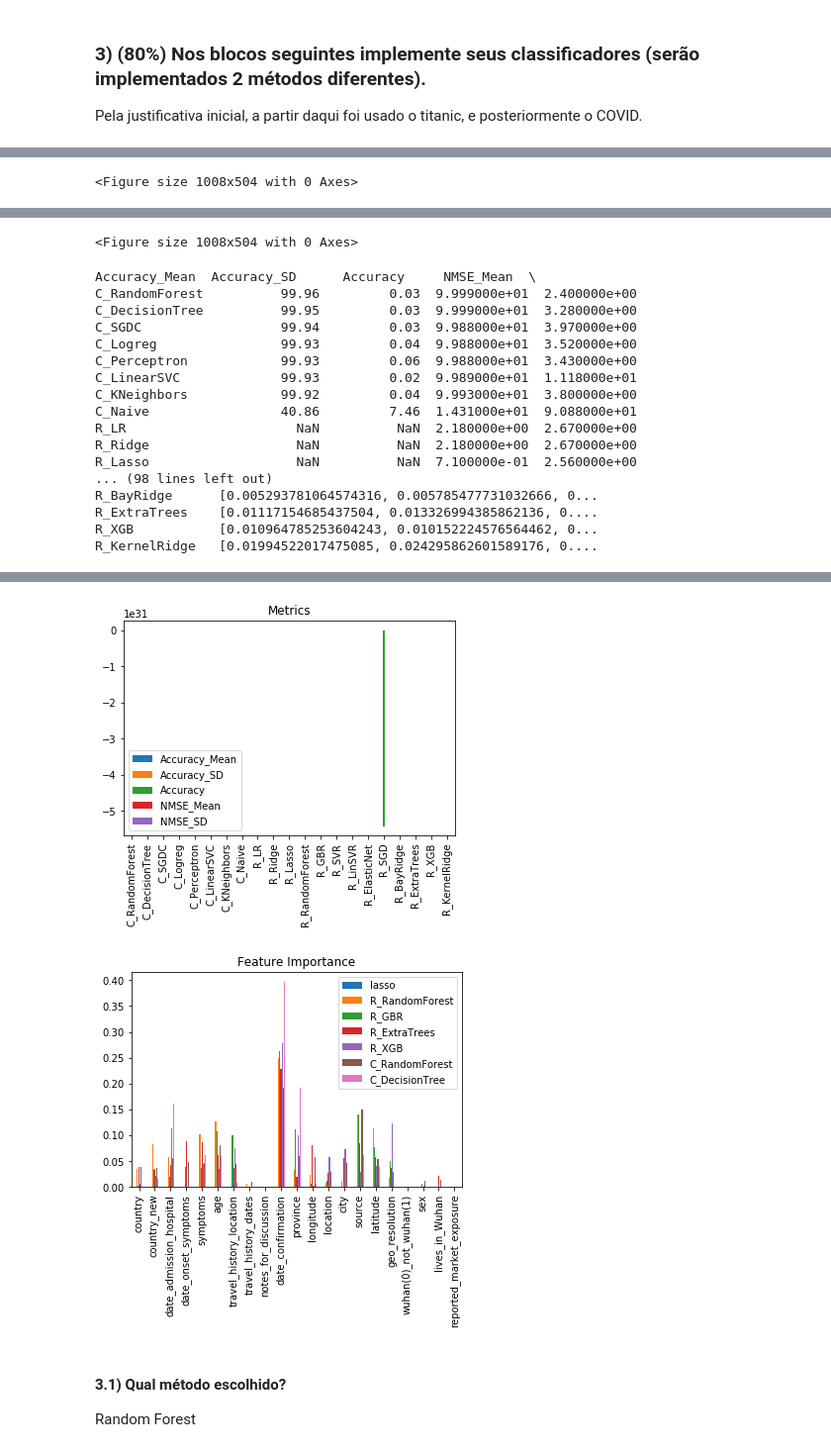
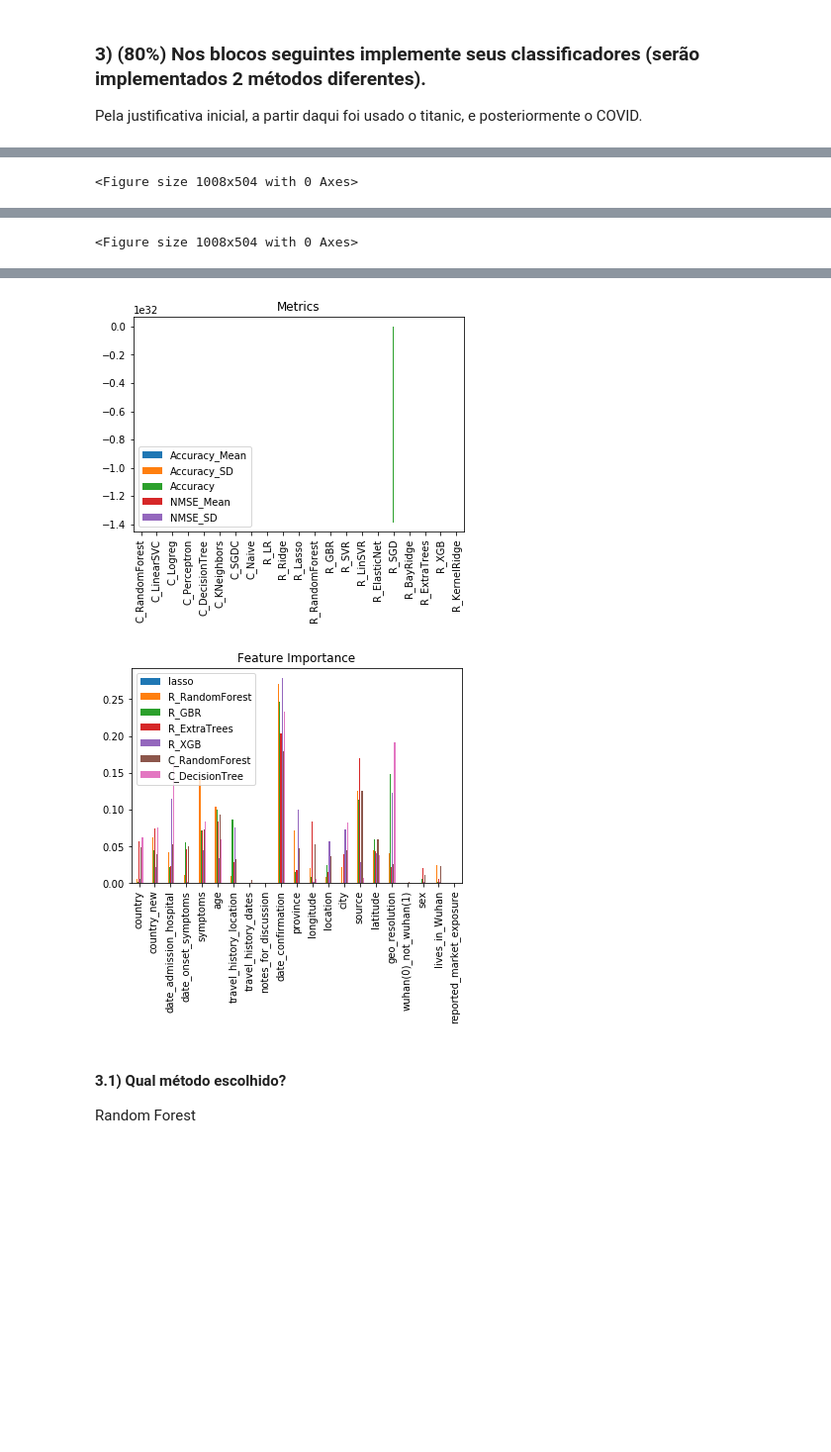
Before and after one commit to maxlataci/ia-cd, a Jupyter notebook: classificador_projeto_2/aed_projeto2.ipynb, the cells around one changed output, grey strips where cells are left out. Shown at 99% size. Cells and saved outputs as stored; diff of their text form; code cells hidden in the pictures; blank space fills up the shorter version.

```diff
--- a/classificador_projeto_2/aed_projeto2.ipynb
+++ b/classificador_projeto_2/aed_projeto2.ipynb
@@ -309,13 +309,14 @@ def algorithms_analysis(X, y, X_test, y_test):
 
     # Resultados
     result = pd.DataFrame(results, index=names).sort_values(by='Accuracy_Mean', ascending=False)
-    print(result)
     metrics = result[['Accuracy_Mean', 'Accuracy_SD', 'Accuracy', 'NMSE_Mean', 'NMSE_SD']]
     metrics.plot(kind='bar', title='Metrics')
 
     # Importância das features
     importance = pd.DataFrame(imp, index=X.columns).sort_values(by='lasso', ascending=False)
     importance.plot(kind='bar', title='Feature Importance')
+
+    return result
 # %%
 # Cria função para rodar baseline
 def baseline(algorithm, X_train, y_train, X_test, y_test, randomstate=64):
@@ -418,8 +419,8 @@ def versoes(algorithm, version, X_train, y_train, X_test, y_test, params):
 X_train, X_test, y_train, y_test = train_test_split(data_covid, target_covid, test_size=0.4, random_state=randomstate)
 
 # Chama função para selecionar 2 algorítmos
-algorithms_analysis(X_train, y_train, X_test, y_test)
-
+rr = algorithms_analysis(X_train, y_train, X_test, y_test)
+rr
 # Classificadores escolhidos: Random Forest e Decision Tree
 # %% [output]
 [figure]
@@ -432,20 +433,3 @@ algorithms_analysis(X_train, y_train, X_test, y_test)
 <Figure size 1008x504 with 0 Axes>
 [figure]
 <Figure size 1008x504 with 0 Axes>
-Accuracy_Mean  Accuracy_SD      Accuracy     NMSE_Mean  \
-C_RandomForest          99.96         0.03  9.999000e+01  2.400000e+00
-C_DecisionTree          99.95         0.03  9.999000e+01  3.280000e+00
-C_SGDC                  99.94         0.03  9.988000e+01  3.970000e+00
-C_Logreg                99.93         0.04  9.988000e+01  3.520000e+00
-C_Perceptron            99.93         0.06  9.988000e+01  3.430000e+00
-C_LinearSVC             99.93         0.02  9.989000e+01  1.118000e+01
-C_KNeighbors            99.92         0.04  9.993000e+01  3.800000e+00
-C_Naive                 40.86         7.46  1.431000e+01  9.088000e+01
-R_LR                      NaN          NaN  2.180000e+00  2.670000e+00
-R_Ridge                   NaN          NaN  2.180000e+00  2.670000e+00
-R_Lasso                   NaN          NaN  7.100000e-01  2.560000e+00
-... (98 lines left out)
-R_BayRidge      [0.005293781064574316, 0.005785477731032666, 0...
-R_ExtraTrees    [0.01117154685437504, 0.013326994385862136, 0....
-R_XGB           [0.010964785253604243, 0.010152224576564462, 0...
-R_KernelRidge   [0.01994522017475085, 0.024295862601589176, 0....
@@ -452,5 +453,5 @@ R_KernelRidge   [0.01994522017475085, 0.024295862601589176, 0....
-[figure, old version]
+[figure, new version]
-[figure, old version]
+[figure, new version]
 # %% [markdown]
 #### 3.1) Qual método escolhido?
 
```
Also changed, not shown: parts of 1 cell of this notebook.
